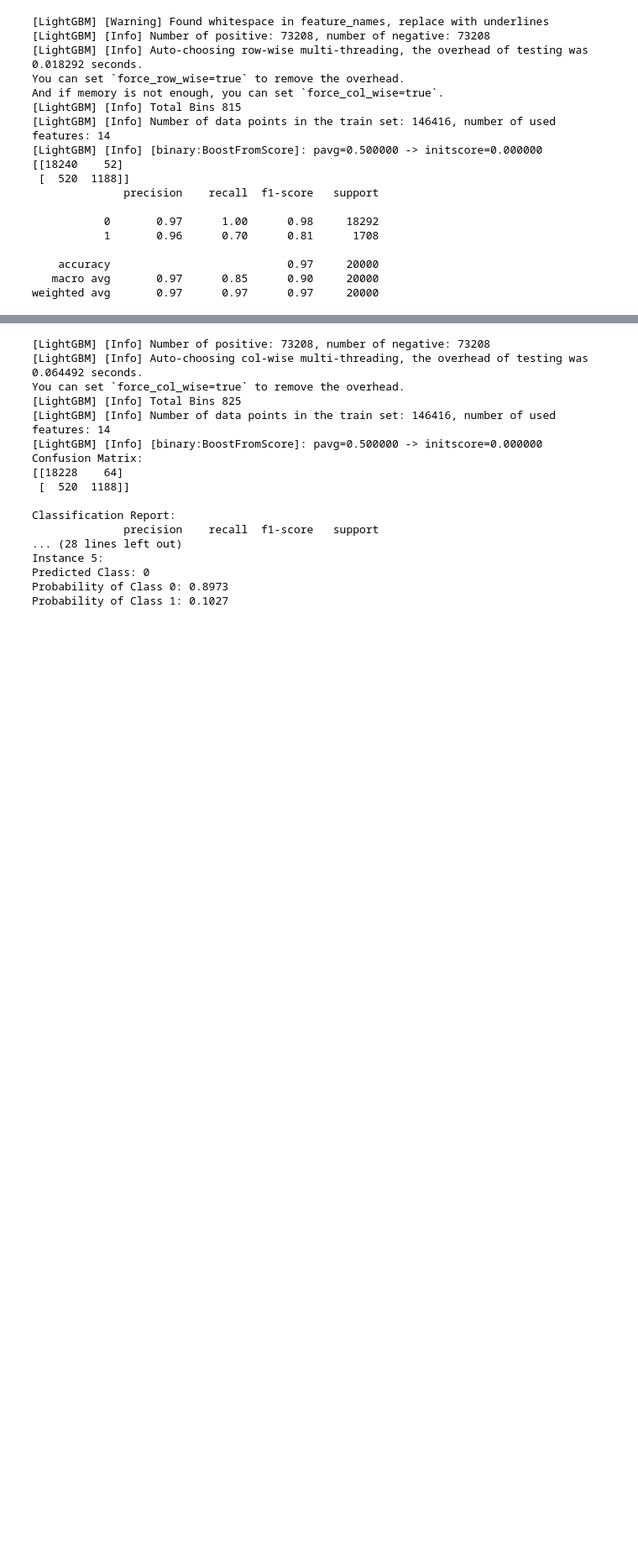
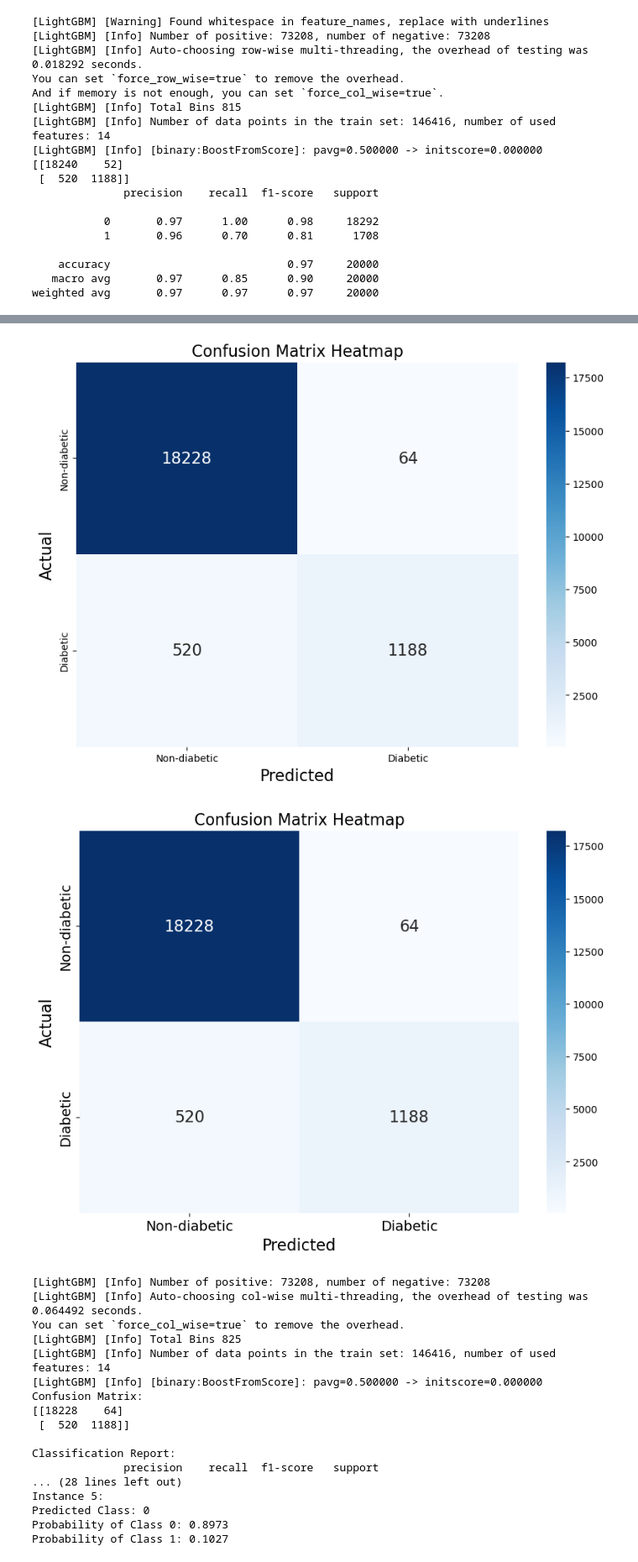
Before and after one commit to Kajaani-Balabavan/diabetes-prediction, a Jupyter notebook: backend/diabetes.ipynb, the cells around one changed output, grey strips where cells are left out. Shown: that part at 84% size. Drawn from its saved outputs; the diff is of its cells as text; code cells hidden in the pictures; blank space fills up the shorter version.

```diff
--- a/backend/diabetes.ipynb
+++ b/backend/diabetes.ipynb
@@ -459,3 +569,24 @@ weighted avg       0.97      0.97      0.97     20000
+# %%
+# increase font size of confusion metrics value
+plt.figure(figsize=(10, 7))
+sns.heatmap(cm, annot=True, fmt='d', cmap='Blues', xticklabels=['Non-diabetic', 'Diabetic'], yticklabels=['Non-diabetic', 'Diabetic'], annot_kws={'size': 16})
+plt.xlabel('Predicted', fontsize=16)
+plt.ylabel('Actual', fontsize=16)
+plt.title('Confusion Matrix Heatmap', fontsize=16)
+plt.show()
+
+# increase ytikc and xtick font size
+plt.figure(figsize=(10, 7))
+sns.heatmap(cm, annot=True, fmt='d', cmap='Blues', xticklabels=['Non-diabetic', 'Diabetic'], yticklabels=['Non-diabetic', 'Diabetic'], annot_kws={'size': 16})
+plt.xlabel('Predicted', fontsize=16)
+plt.ylabel('Actual', fontsize=16)
+plt.title('Confusion Matrix Heatmap', fontsize=16)
+plt.xticks(fontsize=14)
+plt.yticks(fontsize=14)
+plt.show()
+# %% [output]
+[figure, added]
+[figure, added]
 # %%
 import pandas as pd
 from sklearn.model_selection import train_test_split
```
Also changed, not shown: parts of 3 cells of this notebook, 1 other file.
